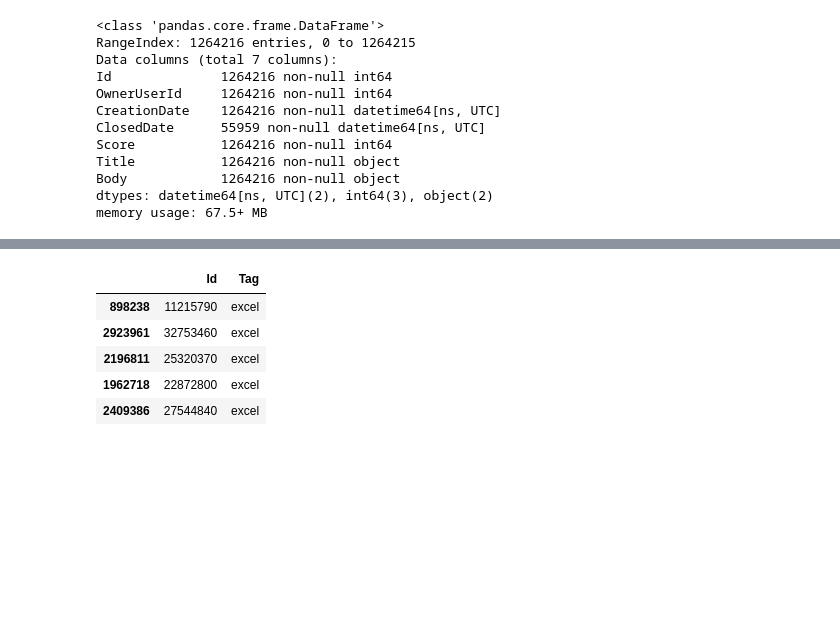
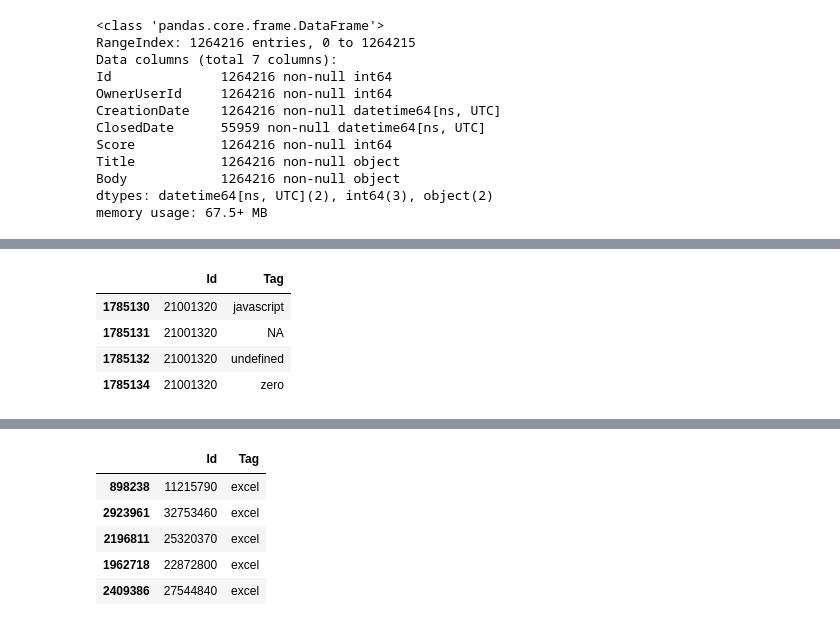
Before and after one commit to KarthikeyanVenkataraman/edastackoverflow, a Jupyter notebook: StackOverFlow_Draft.ipynb, the cells around one changed output, grey strips where cells are left out. Saved outputs shown, nothing was run; the diff lists cells and outputs as text; code cells hidden in the pictures; blank space fills up the shorter version.

```diff
--- a/StackOverFlow_Draft.ipynb
+++ b/StackOverFlow_Draft.ipynb
@@ -228,3 +275,13 @@ memory usage: 67.5+ MB
+# %%
+inpQuesTags.drop(inpQuesTags.index[1785133],inplace=True)
+# %%
+inpQuesTags[inpQuesTags.Id == 21001320]
+# %% [output]
+|  | Id | Tag |
+| 1785130 | 21001320 | javascript |
+| 1785131 | 21001320 | NA |
+| 1785132 | 21001320 | undefined |
+| 1785134 | 21001320 | zero |
 # %%
 # Impute in a new column whether the Question belongs to the DataScience Category or not in the Questions DataSet
 # Concat the DataScience Tags together in the Questions DataSet
```
Also changed, not shown: parts of 9 cells of this notebook.
